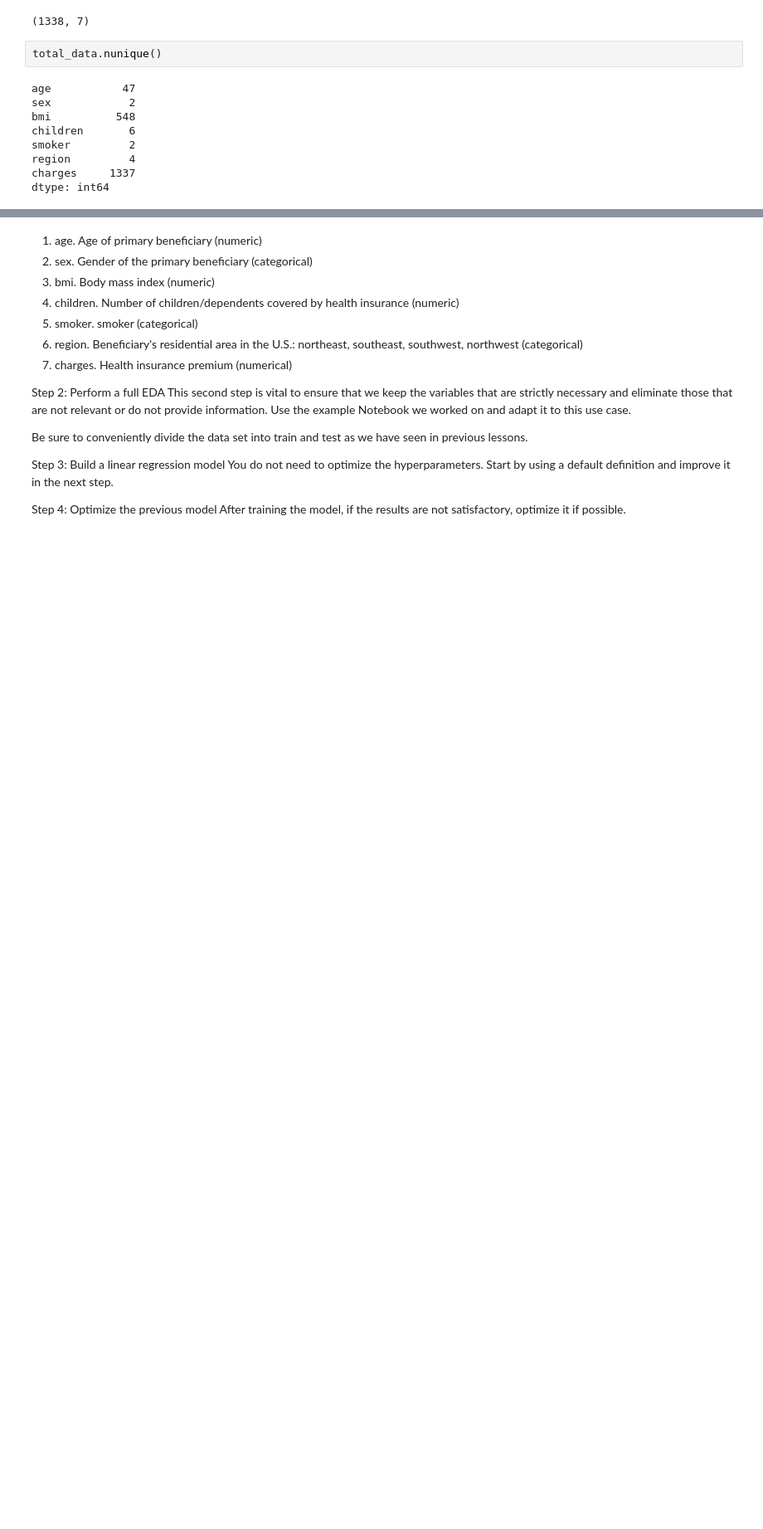
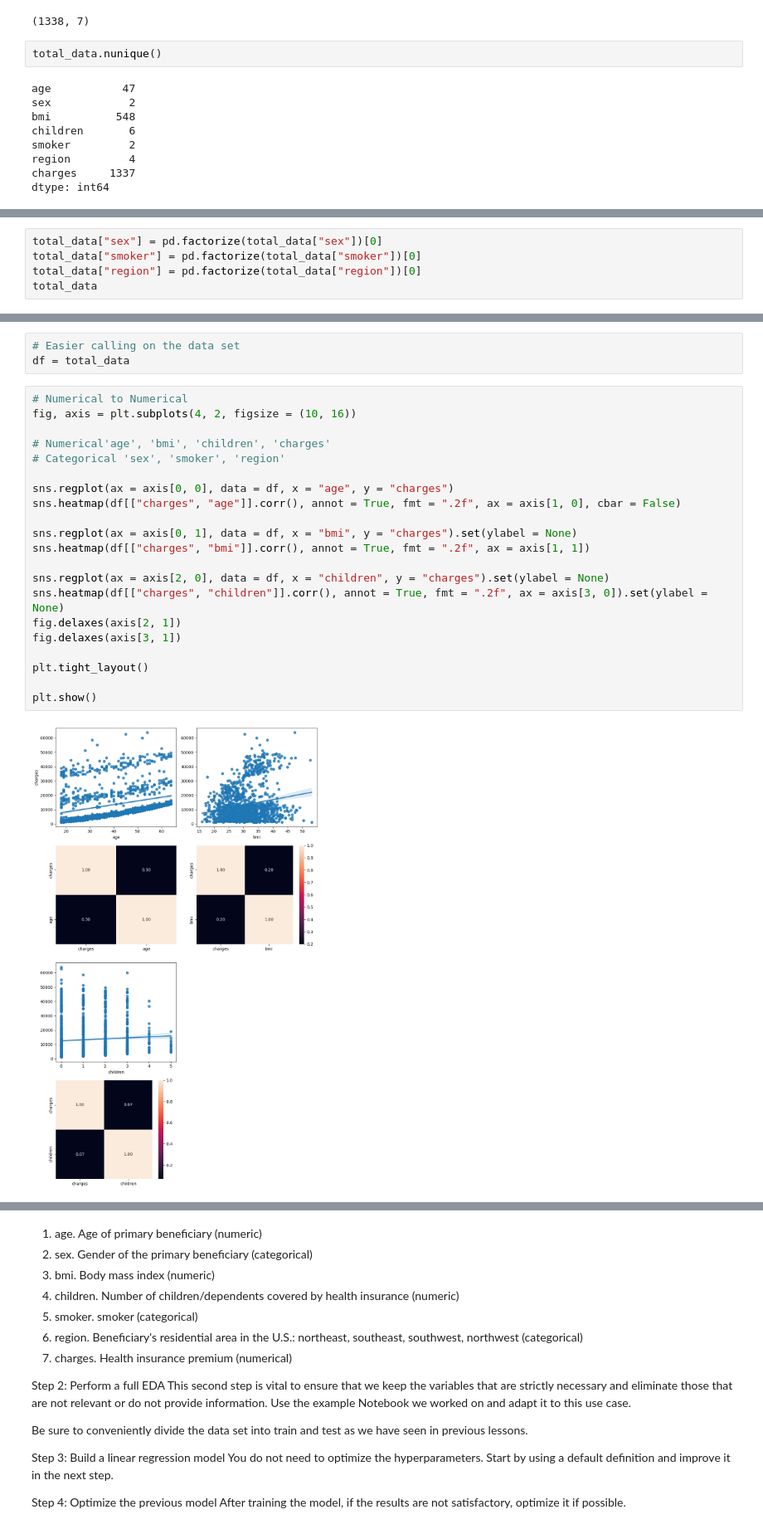
Before and after one commit to 4GeeksAcademy/Kransky85_health_insurance_machine-learning, a Jupyter notebook: src/explore.ipynb, the cells around one changed output, grey strips where cells are left out. Shown at 83% size. Drawn from its saved outputs; the diff is of its cells as text; blank space fills up the shorter version.

```diff
--- a/src/explore.ipynb
+++ b/src/explore.ipynb
@@ -98,0 +154,5 @@ dtype: int64
+# %%
+total_data["sex"] = pd.factorize(total_data["sex"])[0]
+total_data["smoker"] = pd.factorize(total_data["smoker"])[0]
+total_data["region"] = pd.factorize(total_data["region"])[0]
+total_data
@@ -98,0 +221,26 @@ dtype: int64
+# %%
+# Easier calling on the data set
+df = total_data
+# %%
+# Numerical to Numerical
+fig, axis = plt.subplots(4, 2, figsize = (10, 16))
+
+# Numerical'age', 'bmi', 'children', 'charges'
+# Categorical 'sex', 'smoker', 'region'
+
+sns.regplot(ax = axis[0, 0], data = df, x = "age", y = "charges")
+sns.heatmap(df[["charges", "age"]].corr(), annot = True, fmt = ".2f", ax = axis[1, 0], cbar = False)
+
+sns.regplot(ax = axis[0, 1], data = df, x = "bmi", y = "charges").set(ylabel = None)
+sns.heatmap(df[["charges", "bmi"]].corr(), annot = True, fmt = ".2f", ax = axis[1, 1])
+
+sns.regplot(ax = axis[2, 0], data = df, x = "children", y = "charges").set(ylabel = None)
+sns.heatmap(df[["charges", "children"]].corr(), annot = True, fmt = ".2f", ax = axis[3, 0]).set(ylabel = None)
+fig.delaxes(axis[2, 1])
+fig.delaxes(axis[3, 1])
+
+plt.tight_layout()
+
+plt.show()
+# %% [output]
+[figure, added]
```
Also changed, not shown: parts of 44 cells of this notebook.
